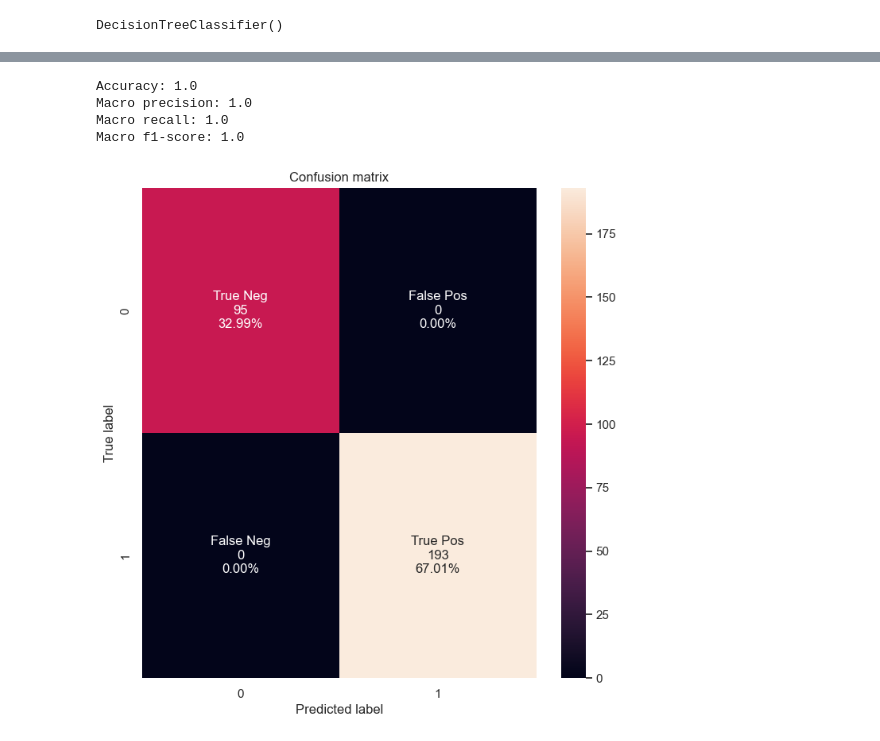
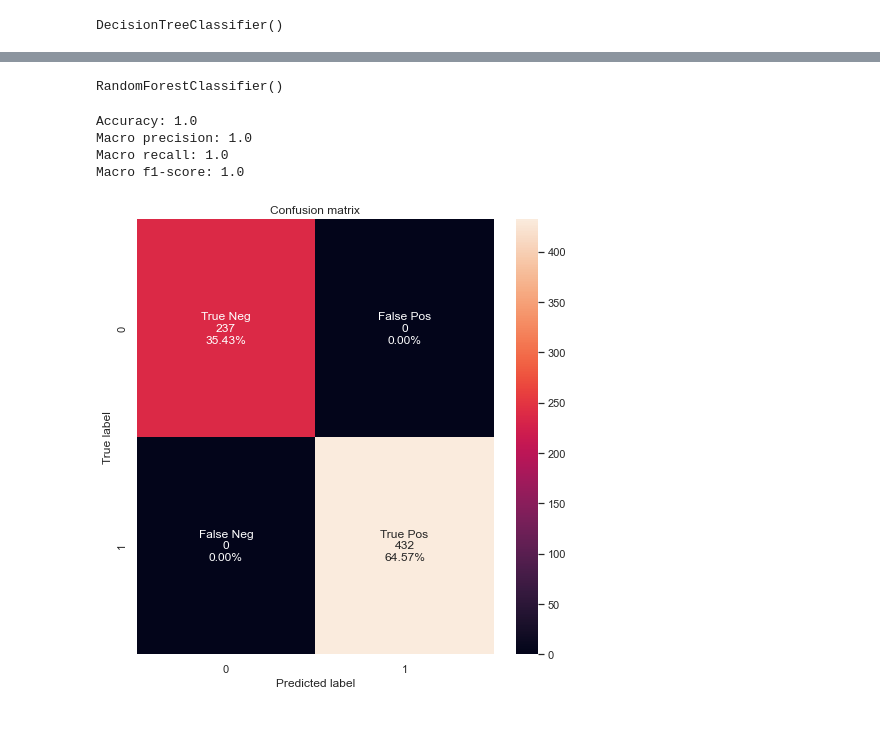
Before and after one commit to JakubSzczepanowski/ForestSVM, a Jupyter notebook: kod/experiments.ipynb, the cells around one changed output, grey strips where cells are left out. Saved outputs shown, nothing was run; the diff lists cells and outputs as text; code cells hidden in the pictures.

Commit message:
Mały refactor i test

```diff
--- a/kod/experiments.ipynb
+++ b/kod/experiments.ipynb
@@ -706,9 +730,14 @@ Macro f1-score: 1.0
-# %%
-y_test_pred = decision_tree_classifier.predict(X_test)
-metrics(y_test, y_test_pred)
-# %% [output]
-Accuracy: 1.0
-Macro precision: 1.0
-Macro recall: 1.0
-Macro f1-score: 1.0
-[figure, removed]
+# %%
+sklearn_forest = RandomForestClassifier()
+sklearn_forest.fit(X, np.array(y))
+# %% [output]
+RandomForestClassifier()
+# %%
+y_train_pred = sklearn_forest.predict(X_train)
+metrics(y_train, y_train_pred)
+# %% [output]
+Accuracy: 1.0
+Macro precision: 1.0
+Macro recall: 1.0
+Macro f1-score: 1.0
+[figure, added]
```
Also changed, not shown: parts of 12 cells of this notebook, 2 other files.
